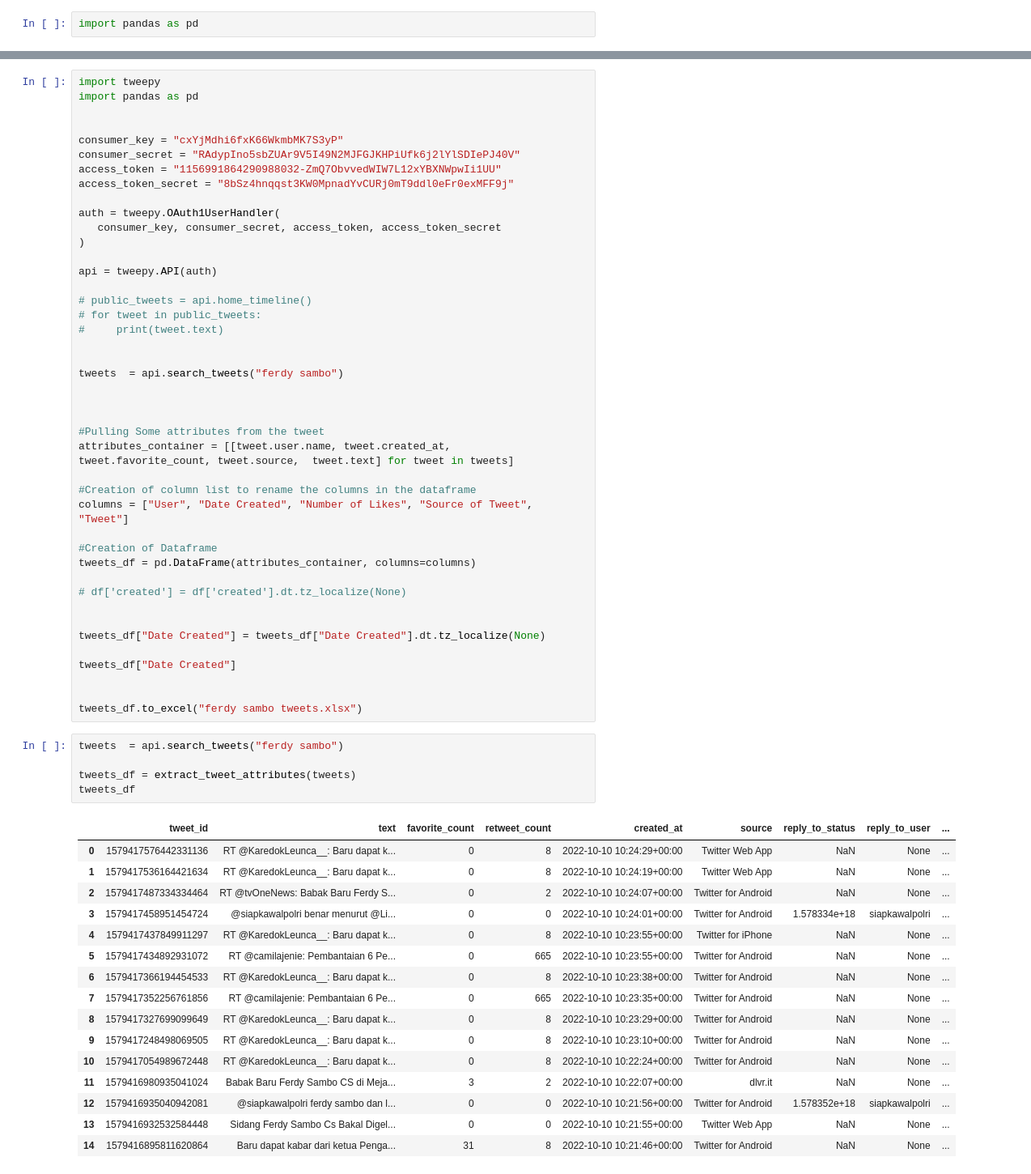
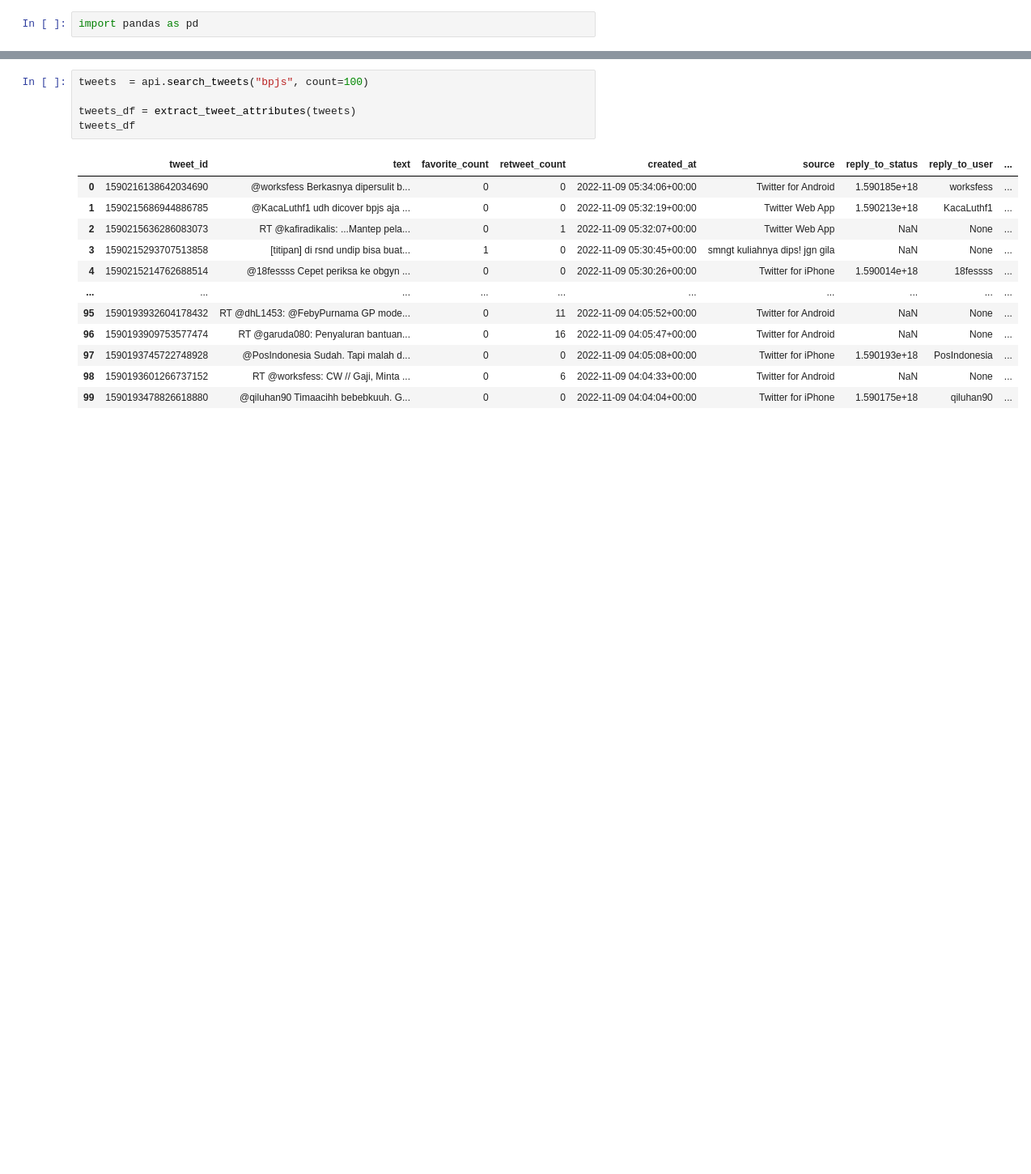
Before and after one commit to zulkarnen-force/twitter-scrawling, a Jupyter notebook: main.ipynb, the cells around one changed output, grey strips where cells are left out. Shown: that part at 81% size. Drawn from its saved outputs; the diff is of its cells as text; blank space fills up the shorter version.

```diff
--- a/main.ipynb
+++ b/main.ipynb
@@ -90,68 +89,21 @@ def extract_tweet_attributes(tweet_object):
                                            'retweets',
                                            'favorites'])
     return df
-# %%
-import tweepy
-import pandas as pd
-
-
-consumer_key = "cxYjMdhi6fxK66WkmbMK7S3yP"
-consumer_secret = "RAdypIno5sbZUAr9V5I49N2MJFGJKHPiUfk6j2lYlSDIePJ40V"
-access_token = "1156991864290988032-ZmQ7ObvvedWIW7L12xYBXNWpwIi1UU"
-access_token_secret = "8bSz4hnqqst3KW0MpnadYvCURj0mT9ddl0eFr0exMFF9j"
-
-auth = tweepy.OAuth1UserHandler(
-   consumer_key, consumer_secret, access_token, access_token_secret
-)
-
-api = tweepy.API(auth)
-
-# public_tweets = api.home_timeline()
-# for tweet in public_tweets:
-#     print(tweet.text)
-
-
-tweets  = api.search_tweets("ferdy sambo")
-
-
-
-#Pulling Some attributes from the tweet
-attributes_container = [[tweet.user.name, tweet.created_at, tweet.favorite_count, tweet.source,  tweet.text] for tweet in tweets]
-
-#Creation of column list to rename the columns in the dataframe
-columns = ["User", "Date Created", "Number of Likes", "Source of Tweet", "Tweet"]
-
-#Creation of Dataframe
-tweets_df = pd.DataFrame(attributes_container, columns=columns)
-
-# df['created'] = df['created'].dt.tz_localize(None)
-
-
-tweets_df["Date Created"] = tweets_df["Date Created"].dt.tz_localize(None)
-
-tweets_df["Date Created"]
-
-
-tweets_df.to_excel("ferdy sambo tweets.xlsx")
 # %%
-tweets  = api.search_tweets("ferdy sambo")
+tweets  = api.search_tweets("bpjs", count=100)
 
 tweets_df = extract_tweet_attributes(tweets)
 tweets_df
 # %% [output]
 |  | tweet_id | text | favorite_count | retweet_count | created_at | source | reply_to_status | reply_to_user | ... |
-| 0 | 1579417576442331136 | RT @KaredokLeunca__: Baru dapat k... | 0 | 8 | 2022-10-10 10:24:29+00:00 | Twitter Web App | NaN | None | ... |
-| 1 | 1579417536164421634 | RT @KaredokLeunca__: Baru dapat k... | 0 | 8 | 2022-10-10 10:24:19+00:00 | Twitter Web App | NaN | None | ... |
-| 2 | 1579417487334334464 | RT @tvOneNews: Babak Baru Ferdy S... | 0 | 2 | 2022-10-10 10:24:07+00:00 | Twitter for Android | NaN | None | ... |
-| 3 | 1579417458951454724 | @siapkawalpolri benar menurut @Li... | 0 | 0 | 2022-10-10 10:24:01+00:00 | Twitter for Android | 1.578334e+18 | siapkawalpolri | ... |
-| 4 | 1579417437849911297 | RT @KaredokLeunca__: Baru dapat k... | 0 | 8 | 2022-10-10 10:23:55+00:00 | Twitter for iPhone | NaN | None | ... |
-| 5 | 1579417434892931072 | RT @camilajenie: Pembantaian 6 Pe... | 0 | 665 | 2022-10-10 10:23:55+00:00 | Twitter for Android | NaN | None | ... |
-| 6 | 1579417366194454533 | RT @KaredokLeunca__: Baru dapat k... | 0 | 8 | 2022-10-10 10:23:38+00:00 | Twitter for Android | NaN | None | ... |
-| 7 | 1579417352256761856 | RT @camilajenie: Pembantaian 6 Pe... | 0 | 665 | 2022-10-10 10:23:35+00:00 | Twitter for Android | NaN | None | ... |
-| 8 | 1579417327699099649 | RT @KaredokLeunca__: Baru dapat k... | 0 | 8 | 2022-10-10 10:23:29+00:00 | Twitter for Android | NaN | None | ... |
-| 9 | 1579417248498069505 | RT @KaredokLeunca__: Baru dapat k... | 0 | 8 | 2022-10-10 10:23:10+00:00 | Twitter for Android | NaN | None | ... |
-| 10 | 1579417054989672448 | RT @KaredokLeunca__: Baru dapat k... | 0 | 8 | 2022-10-10 10:22:24+00:00 | Twitter for Android | NaN | None | ... |
-| 11 | 1579416980935041024 | Babak Baru Ferdy Sambo CS di Meja... | 3 | 2 | 2022-10-10 10:22:07+00:00 | dlvr.it | NaN | None | ... |
-| 12 | 1579416935040942081 | @siapkawalpolri ferdy sambo dan l... | 0 | 0 | 2022-10-10 10:21:56+00:00 | Twitter for Android | 1.578352e+18 | siapkawalpolri | ... |
-| 13 | 1579416932532584448 | Sidang Ferdy Sambo Cs Bakal Digel... | 0 | 0 | 2022-10-10 10:21:55+00:00 | Twitter Web App | NaN | None | ... |
-| 14 | 1579416895811620864 | Baru dapat kabar dari ketua Penga... | 31 | 8 | 2022-10-10 10:21:46+00:00 | Twitter for Android | NaN | None | ... |
+| 0 | 1590216138642034690 | @worksfess Berkasnya dipersulit b... | 0 | 0 | 2022-11-09 05:34:06+00:00 | Twitter for Android | 1.590185e+18 | worksfess | ... |
+| 1 | 1590215686944886785 | @KacaLuthf1 udh dicover bpjs aja ... | 0 | 0 | 2022-11-09 05:32:19+00:00 | Twitter Web App | 1.590213e+18 | KacaLuthf1 | ... |
+| 2 | 1590215636286083073 | RT @kafiradikalis: ...Mantep pela... | 0 | 1 | 2022-11-09 05:32:07+00:00 | Twitter Web App | NaN | None | ... |
+| 3 | 1590215293707513858 | [titipan] di rsnd undip bisa buat... | 1 | 0 | 2022-11-09 05:30:45+00:00 | smngt kuliahnya dips! jgn gila | NaN | None | ... |
+| 4 | 1590215214762688514 | @18fessss Cepet periksa ke obgyn ... | 0 | 0 | 2022-11-09 05:30:26+00:00 | Twitter for iPhone | 1.590014e+18 | 18fessss | ... |
+| ... | ... | ... | ... | ... | ... | ... | ... | ... | ... |
+| 95 | 1590193932604178432 | RT @dhL1453: @FebyPurnama GP mode... | 0 | 11 | 2022-11-09 04:05:52+00:00 | Twitter for Android | NaN | None | ... |
+| 96 | 1590193909753577474 | RT @garuda080: Penyaluran bantuan... | 0 | 16 | 2022-11-09 04:05:47+00:00 | Twitter for Android | NaN | None | ... |
+| 97 | 1590193745722748928 | @PosIndonesia Sudah. Tapi malah d... | 0 | 0 | 2022-11-09 04:05:08+00:00 | Twitter for iPhone | 1.590193e+18 | PosIndonesia | ... |
+| 98 | 1590193601266737152 | RT @worksfess: CW // Gaji, Minta ... | 0 | 6 | 2022-11-09 04:04:33+00:00 | Twitter for Android | NaN | None | ... |
+| 99 | 1590193478826618880 | @qiluhan90 Timaacihh bebebkuuh. G... | 0 | 0 | 2022-11-09 04:04:04+00:00 | Twitter for iPhone | 1.590175e+18 | qiluhan90 | ... |
```
Also changed, not shown: parts of 13 cells of this notebook, 18 other files.
